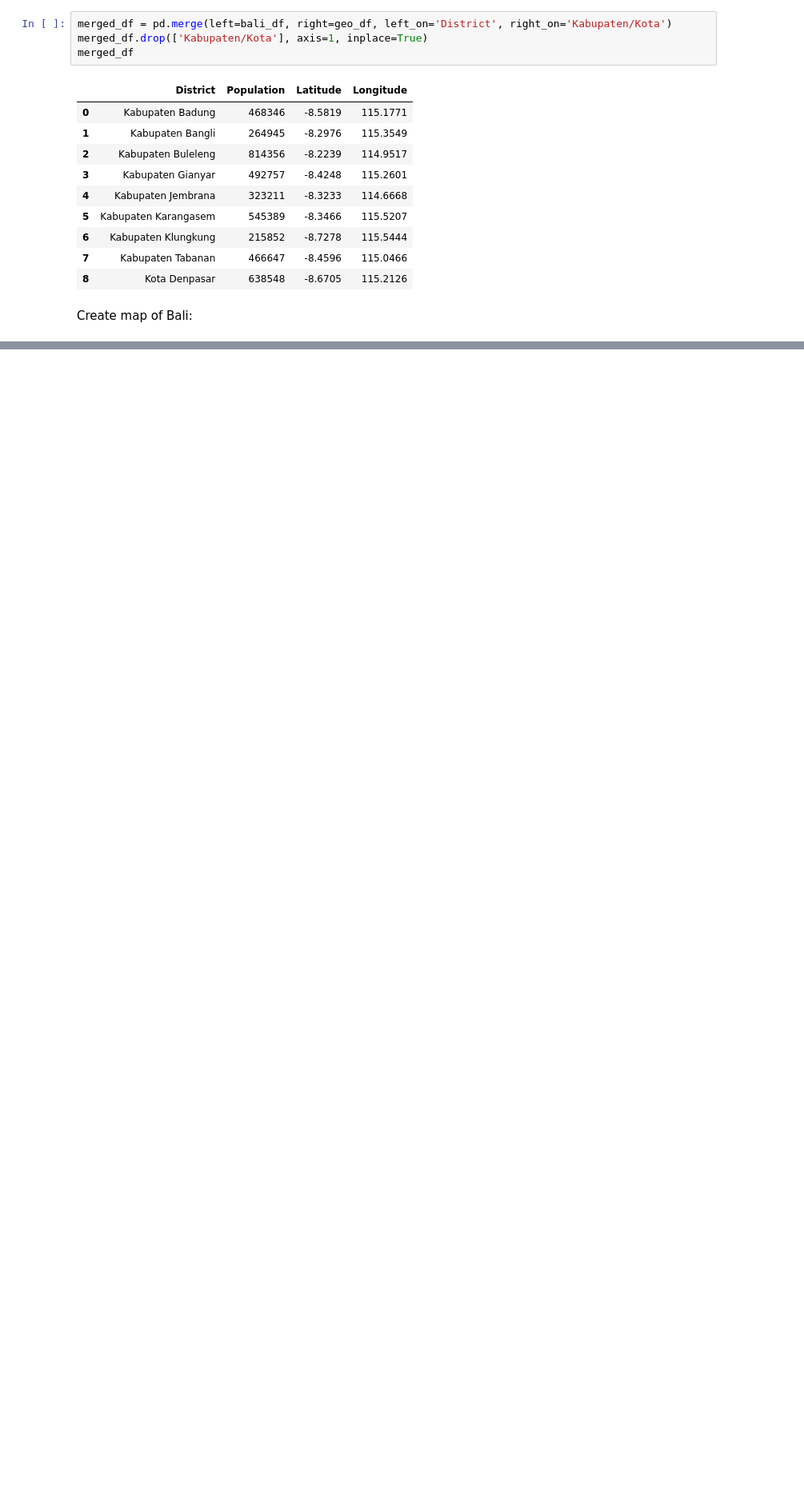
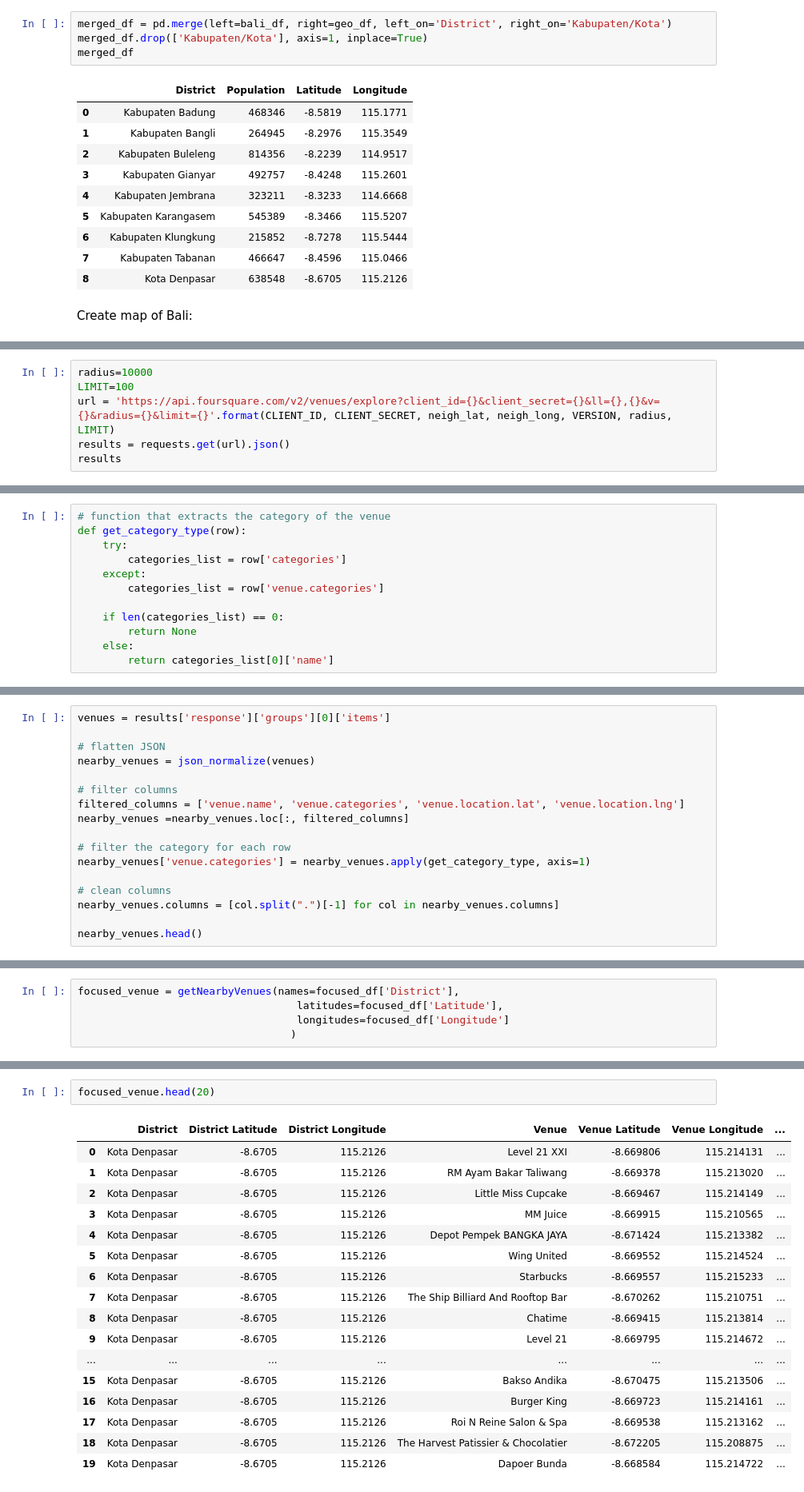
Before and after one commit to bluearticuno/Coursera_Capstone, a Jupyter notebook: Capstone-business_prospect_in_Bali.ipynb, the cells around one changed output, grey strips where cells are left out. Shown at 80% size. Drawn from its saved outputs; the diff is of its cells as text; blank space fills up the shorter version.

Commit message:
Update version for Capstone final project

```diff
--- a/Capstone-business_prospect_in_Bali.ipynb
+++ b/Capstone-business_prospect_in_Bali.ipynb
@@ -204,0 +230,6 @@ plt.show()
+# %%
+radius=10000
+LIMIT=100
+url = 'https://api.foursquare.com/v2/venues/explore?client_id={}&client_secret={}&ll={},{}&v={}&radius={}&limit={}'.format(CLIENT_ID, CLIENT_SECRET, neigh_lat, neigh_long, VERSION, radius, LIMIT)
+results = requests.get(url).json()
+results
@@ -204,0 +256,12 @@ plt.show()
+# %%
+# function that extracts the category of the venue
+def get_category_type(row):
+    try:
+        categories_list = row['categories']
+    except:
+        categories_list = row['venue.categories']
+
+    if len(categories_list) == 0:
+        return None
+    else:
+        return categories_list[0]['name']
@@ -204,0 +270,17 @@ plt.show()
+# %%
+venues = results['response']['groups'][0]['items']
+
+# flatten JSON
+nearby_venues = json_normalize(venues)
+
+# filter columns
+filtered_columns = ['venue.name', 'venue.categories', 'venue.location.lat', 'venue.location.lng']
+nearby_venues =nearby_venues.loc[:, filtered_columns]
+
+# filter the category for each row
+nearby_venues['venue.categories'] = nearby_venues.apply(get_category_type, axis=1)
+
+# clean columns
+nearby_venues.columns = [col.split(".")[-1] for col in nearby_venues.columns]
+
+nearby_venues.head()
@@ -204,0 +346,5 @@ plt.show()
+# %%
+focused_venue = getNearbyVenues(names=focused_df['District'],
+                                   latitudes=focused_df['Latitude'],
+                                   longitudes=focused_df['Longitude']
+                                  )
@@ -204,0 +353,20 @@ plt.show()
+# %%
+focused_venue.head(20)
+# %% [output]
+|  | District | District Latitude | District Longitude | Venue | Venue Latitude | Venue Longitude | ... |
+| 0 | Kota Denpasar | -8.6705 | 115.2126 | Level 21 XXI | -8.669806 | 115.214131 | ... |
+| 1 | Kota Denpasar | -8.6705 | 115.2126 | RM Ayam Bakar Taliwang | -8.669378 | 115.213020 | ... |
+| 2 | Kota Denpasar | -8.6705 | 115.2126 | Little Miss Cupcake | -8.669467 | 115.214149 | ... |
+| 3 | Kota Denpasar | -8.6705 | 115.2126 | MM Juice | -8.669915 | 115.210565 | ... |
+| 4 | Kota Denpasar | -8.6705 | 115.2126 | Depot Pempek BANGKA JAYA | -8.671424 | 115.213382 | ... |
+| 5 | Kota Denpasar | -8.6705 | 115.2126 | Wing United | -8.669552 | 115.214524 | ... |
+| 6 | Kota Denpasar | -8.6705 | 115.2126 | Starbucks | -8.669557 | 115.215233 | ... |
+| 7 | Kota Denpasar | -8.6705 | 115.2126 | The Ship Billiard And Rooftop Bar | -8.670262 | 115.210751 | ... |
+| 8 | Kota Denpasar | -8.6705 | 115.2126 | Chatime | -8.669415 | 115.213814 | ... |
+| 9 | Kota Denpasar | -8.6705 | 115.2126 | Level 21 | -8.669795 | 115.214672 | ... |
+| ... | ... | ... | ... | ... | ... | ... | ... |
+| 15 | Kota Denpasar | -8.6705 | 115.2126 | Bakso Andika | -8.670475 | 115.213506 | ... |
+| 16 | Kota Denpasar | -8.6705 | 115.2126 | Burger King | -8.669723 | 115.214161 | ... |
+| 17 | Kota Denpasar | -8.6705 | 115.2126 | Roi N Reine Salon & Spa | -8.669538 | 115.213162 | ... |
+| 18 | Kota Denpasar | -8.6705 | 115.2126 | The Harvest Patissier & Chocolatier | -8.672205 | 115.208875 | ... |
+| 19 | Kota Denpasar | -8.6705 | 115.2126 | Dapoer Bunda | -8.668584 | 115.214722 | ... |
```
Also changed, not shown: parts of 27 cells of this notebook.
